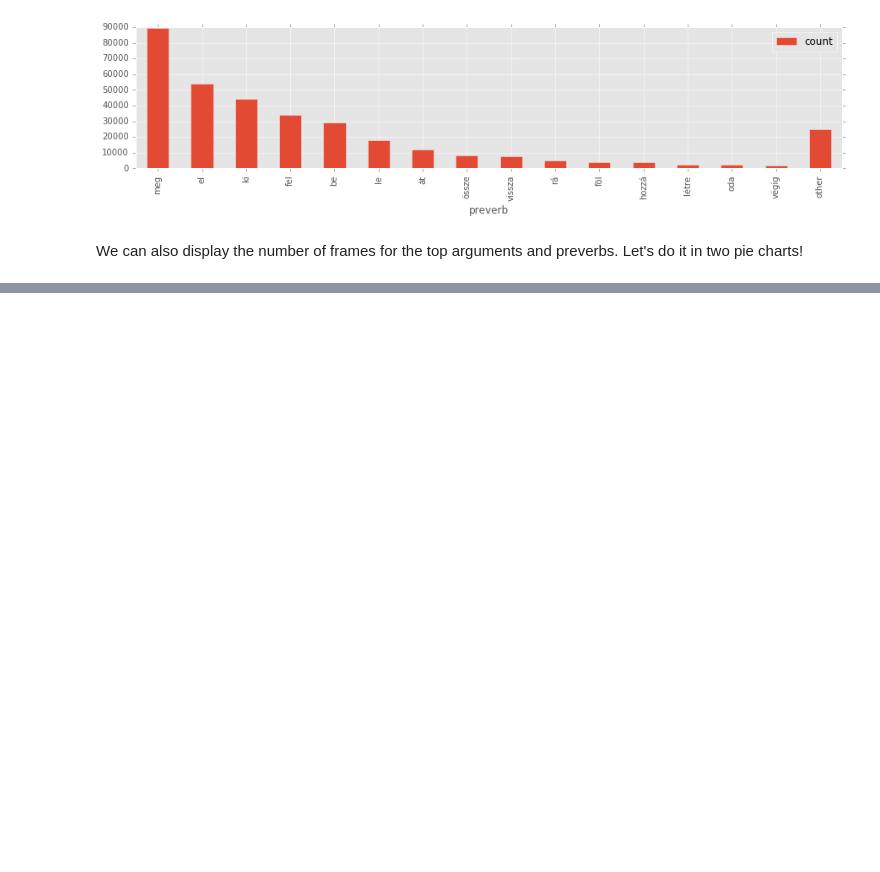
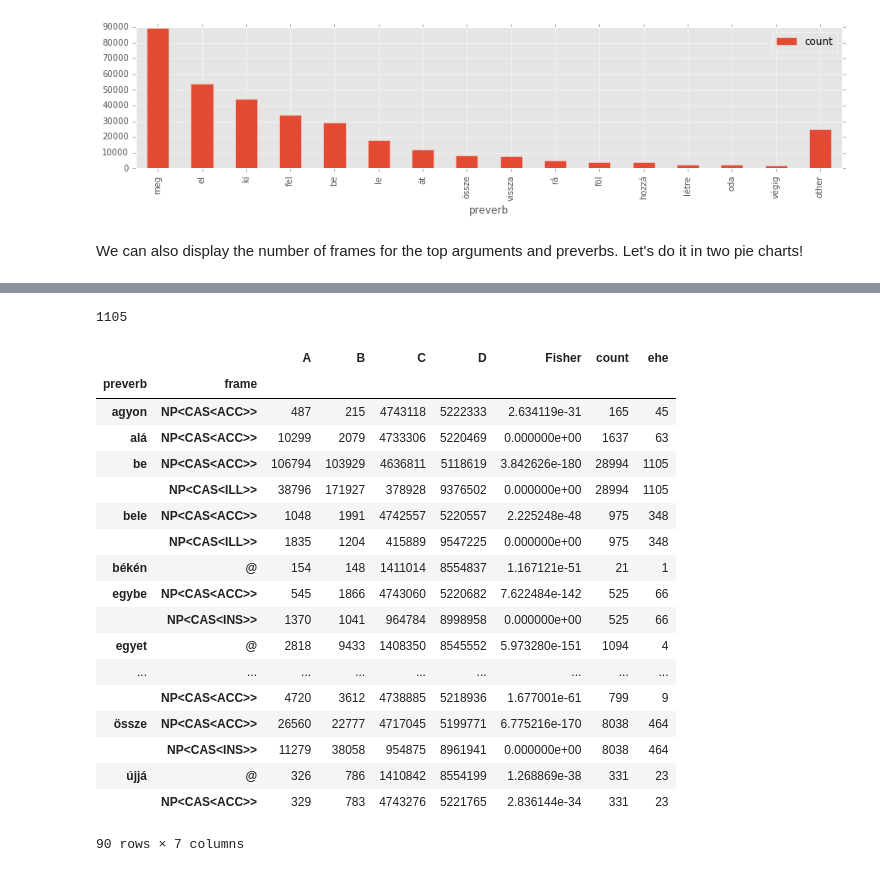
Before and after one commit to DavidNemeskey/Tade-corpus-tools, a Jupyter notebook: notebooks/significant_arguments.ipynb, the cells around one changed output, grey strips where cells are left out. Drawn from its saved outputs; the diff is of its cells as text; code cells hidden in the pictures; blank space fills up the shorter version.

```diff
--- a/notebooks/significant_arguments.ipynb
+++ b/notebooks/significant_arguments.ipynb
@@ -270,0 +262,6 @@ display(full)
+# %%
+full = full.join(preverb_counts)
+# %%
+significant_correlations = full[(full.A / full.B >= 0.2) & (full.Fisher <= 1e-30)].sort_index()
+display_all(significant_correlations)
+#display(only.loc[only.index.levels[0] == 'rá'])
@@ -270,0 +287,31 @@ display(full)
+# %%
+len(df[df.preverb == 'be'].groupby('verb'))
+# %% [output]
+1105
+# %%
+s = df.groupby(['preverb', 'verb']).first().reset_index(level='verb').index.value_counts()
+s.index.name = 'preverb'
+s.name = 'ehe'
+#aha = df[['preverb', 'verb', 'frame']].groupby(['preverb', 'verb']).first().reset_index().drop('frame', axis=1).groupby('preverb').count().rename(columns={'verb': 'aha'})
+#oho = df[['preverb', 'verb', 'frame']].groupby(['preverb', 'verb']).first().groupby(level='preverb').count().rename(columns={'frame': 'oho'})
+significant_correlations.join(s)
+# %% [output]
+|  |  | A | B | C | D | Fisher | count | ehe |
+| preverb | frame |  |  |  |  |  |  |  |
+| agyon | NP<CAS<ACC>> | 487 | 215 | 4743118 | 5222333 | 2.634119e-31 | 165 | 45 |
+| alá | NP<CAS<ACC>> | 10299 | 2079 | 4733306 | 5220469 | 0.000000e+00 | 1637 | 63 |
+| be | NP<CAS<ACC>> | 106794 | 103929 | 4636811 | 5118619 | 3.842626e-180 | 28994 | 1105 |
+|  | NP<CAS<ILL>> | 38796 | 171927 | 378928 | 9376502 | 0.000000e+00 | 28994 | 1105 |
+| bele | NP<CAS<ACC>> | 1048 | 1991 | 4742557 | 5220557 | 2.225248e-48 | 975 | 348 |
+|  | NP<CAS<ILL>> | 1835 | 1204 | 415889 | 9547225 | 0.000000e+00 | 975 | 348 |
+| békén | @ | 154 | 148 | 1411014 | 8554837 | 1.167121e-51 | 21 | 1 |
+| egybe | NP<CAS<ACC>> | 545 | 1866 | 4743060 | 5220682 | 7.622484e-142 | 525 | 66 |
+|  | NP<CAS<INS>> | 1370 | 1041 | 964784 | 8998958 | 0.000000e+00 | 525 | 66 |
+| egyet | @ | 2818 | 9433 | 1408350 | 8545552 | 5.973280e-151 | 1094 | 4 |
+| ... | ... | ... | ... | ... | ... | ... | ... | ... |
+|  | NP<CAS<ACC>> | 4720 | 3612 | 4738885 | 5218936 | 1.677001e-61 | 799 | 9 |
+| össze | NP<CAS<ACC>> | 26560 | 22777 | 4717045 | 5199771 | 6.775216e-170 | 8038 | 464 |
+|  | NP<CAS<INS>> | 11279 | 38058 | 954875 | 8961941 | 0.000000e+00 | 8038 | 464 |
+| újjá | @ | 326 | 786 | 1410842 | 8554199 | 1.268869e-38 | 331 | 23 |
+|  | NP<CAS<ACC>> | 329 | 783 | 4743276 | 5221765 | 2.836144e-34 | 331 | 23 |
+90 rows × 7 columns
```
Also changed, not shown: parts of 13 cells of this notebook.
